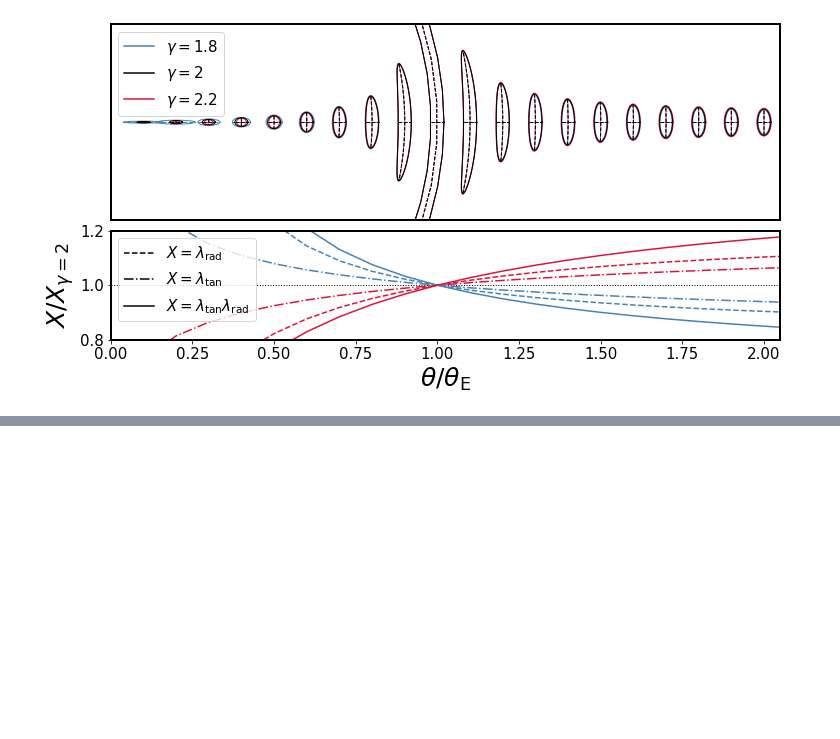
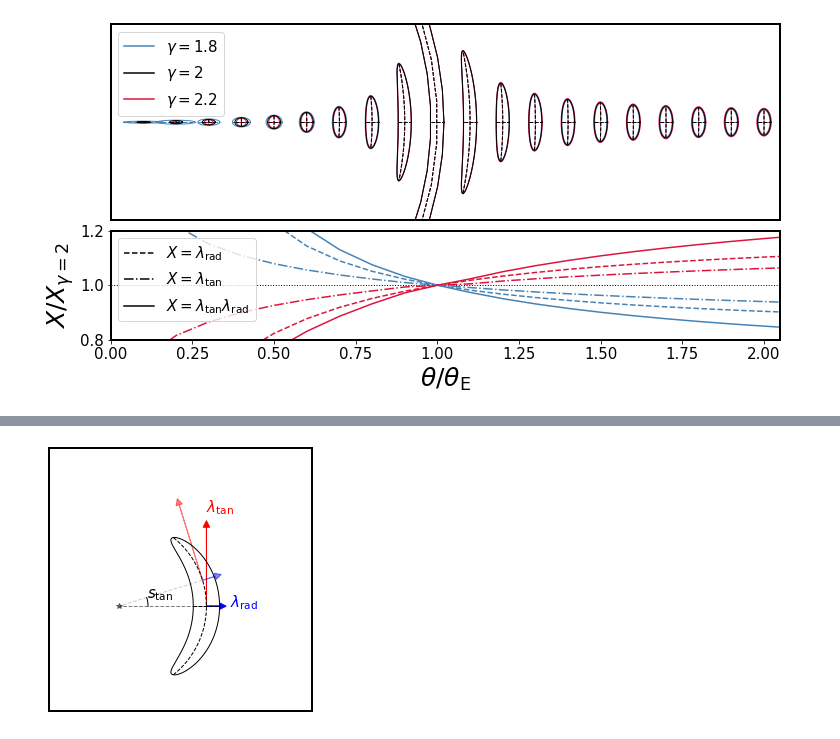
Before and after one commit to sibirrer/curved_arcs, a Jupyter notebook: Notebooks/curved_arc_illustration.ipynb, the cells around one changed output, grey strips where cells are left out. Cells and saved outputs as stored; diff of their text form; code cells hidden in the pictures; blank space fills up the shorter version.

```diff
--- a/Notebooks/curved_arc_illustration.ipynb
+++ b/Notebooks/curved_arc_illustration.ipynb
@@ -331,0 +345,93 @@ plt.show()
+# %%
+# curved arc with eigenvectors
+from lenstronomy.LensModel.Profiles.curved_arc_spp import center_deflector
+
+direction = 0
+radial_stretch = 1
+tangential_stretch = 6
+curvature = 0.15
+center_x, center_y = 0, 0
+stretch_scale = 1
+
+color1, color2 = 'steelblue', 'crimson'
+color1, color2 = 'b', 'r'
+
+kwargs_lens_ij = {'tangential_stretch': tangential_stretch, 'radial_stretch': radial_stretch,
+                  'curvature': curvature, 'direction': direction, 'center_x': center_x, 'center_y': center_y}
+
+linewidth = 1
+
+f, ax = plt.subplots(1, 1, figsize=(4, 4))
+lens_plot.plot_arc(ax, stretch_scale=stretch_scale, with_centroid=True,linewidth=linewidth, **kwargs_lens_ij)
+
+
+# plotting arrows at the location (0,0)
+
+dx_r = np.cos(direction) * radial_stretch * stretch_scale
+dy_r = np.sin(direction) * radial_stretch * stretch_scale
+
+ax.arrow(center_x, center_y, dx_r, dy_r, alpha=1, width=0.01,
+                  head_width=0.5, head_length=0.5, color=color1)
+
+dx_t = -np.sin(direction) * tangential_stretch * stretch_scale
+dy_t = np.cos(direction) * tangential_stretch * stretch_scale
+
+ax.arrow(center_x, center_y, dx_t, dy_t, alpha=1, width=0.01,
+                  head_width=0.5, head_length=0.5, color=color2)
+
+ax.text(center_x + 1.8*dx_r, center_y + 1.8*dy_r, r"$\lambda_{\rm rad}$", fontsize=15, color=color1)
+ax.text(center_x + 1.2*dx_t, center_y + 1.2*dy_t, r"$\lambda_{\rm tan}$", fontsize=15, color=color2)
+
+
+# off-setting location in tangential direction
+
+direction_ = direction + curvature * 2
+
+curv_center_x, curv_center_y = center_deflector(curvature, direction, center_x, center_y)
+
+center_x_ = np.cos(direction_) / curvature + curv_center_x
+center_y_ = np.sin(direction_) / curvature + curv_center_y
+
+
+dx_r = np.cos(direction_) * radial_stretch * stretch_scale
+dy_r = np.sin(direction_) * radial_stretch * stretch_scale
+
+ax.arrow(center_x_, center_y_, dx_r, dy_r, linestyle='-', alpha=0.5, width=0.01,
+                  head_width=0.5, head_length=0.5, color=color1)
+
+dx_t = -np.sin(direction_) * tangential_stretch * stretch_scale
+dy_t = np.cos(direction_) * tangential_stretch * stretch_scale
+
+ax.arrow(center_x_, center_y_, dx_t, dy_t, linestyle='-', alpha=0.5, width=0.01,
+                  head_width=0.5, head_length=0.5, color=color2)
+
+ax.plot([center_x_, curv_center_x], [center_y_, curv_center_y], 'k--', alpha=0.2, linewidth=linewidth)
+
+# plot curvature angle
+
+r = 1./curvature / 3 # we plot the angle at half the curvature radius
+
+phi = np.linspace(start=direction, stop=direction_, num=10)
+x_ = np.cos(phi) * r + curv_center_x
+y_ = np.sin(phi) * r + curv_center_y
+ax.plot(x_, y_, 'k-', linewidth=linewidth)
+#ax.plot([x_[0], curv_center_x], [y_[0], curv_center_y], 'k-', linewidth=linewidth)
+#ax.plot([x_[-1], curv_center_x], [y_[-1], curv_center_y], 'k-', linewidth=linewidth)
+ax.text(x_[-1], y_[-1], r"$s_{\rm tan}$", fontsize=15, color='k')
+
+ax.set_xlim([-12, 8])
+ax.set_ylim([-8, 12])
+
+ax.get_xaxis().set_visible(False)
+ax.get_yaxis().set_visible(False)
+ax.autoscale(False)
+# rectangular frame
+#ax.axis('scaled')
+f.tight_layout()
+
+#plt.savefig('/Users/sibirrer/Science/Publications/ArcPhenomenology/AAS/figures/eigenvector_illustration.pdf', format='pdf', dpi=None, facecolor='w', edgecolor='w',
+#        orientation='portrait', papertype=None, transparent=False, bbox_inches=None, pad_inches=0.1, frameon=None, metadata=None)
+
+f.show()
+# %% [output]
+[figure, added]
```
Also changed, not shown: parts of 10 cells of this notebook, 1 other file.
